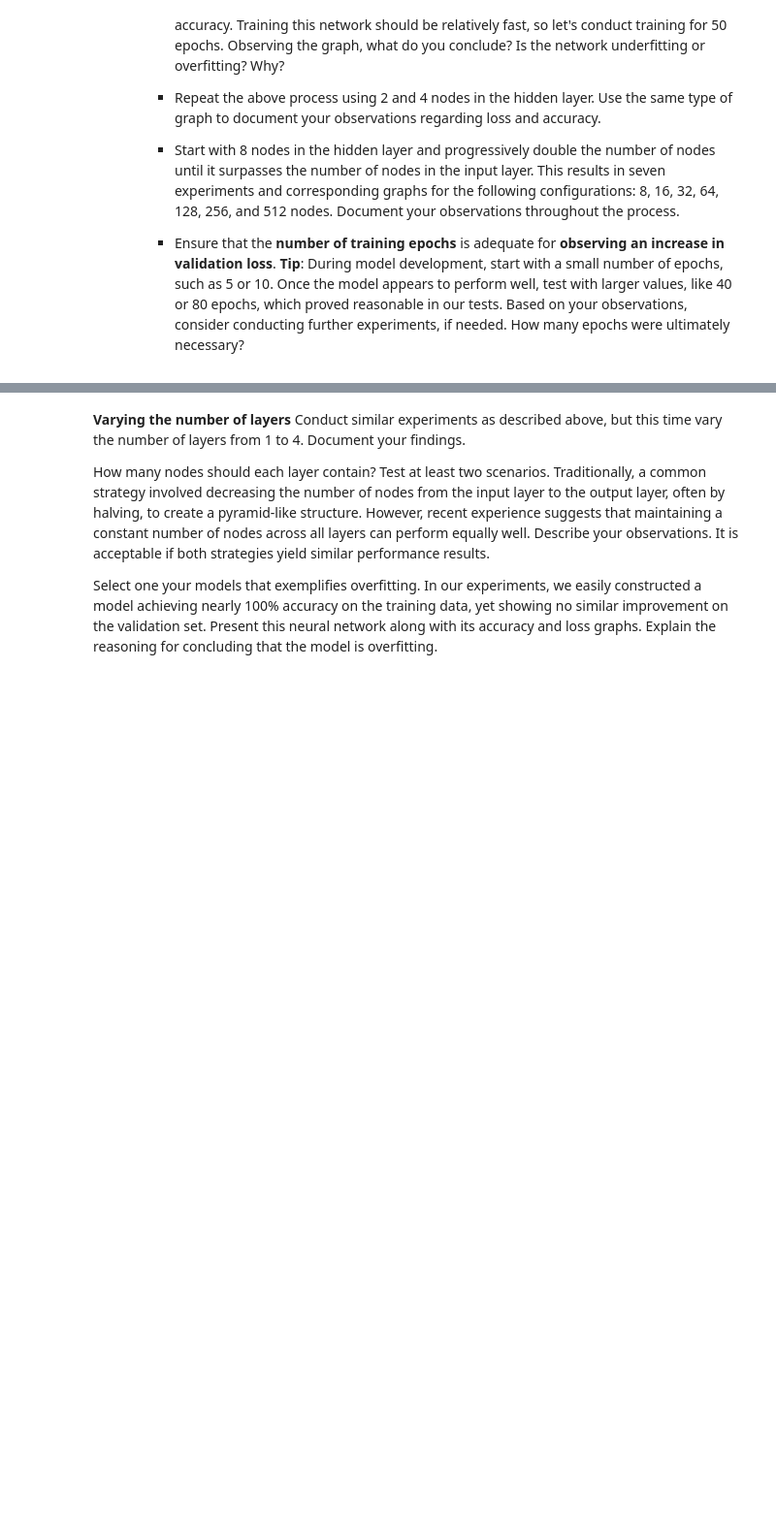
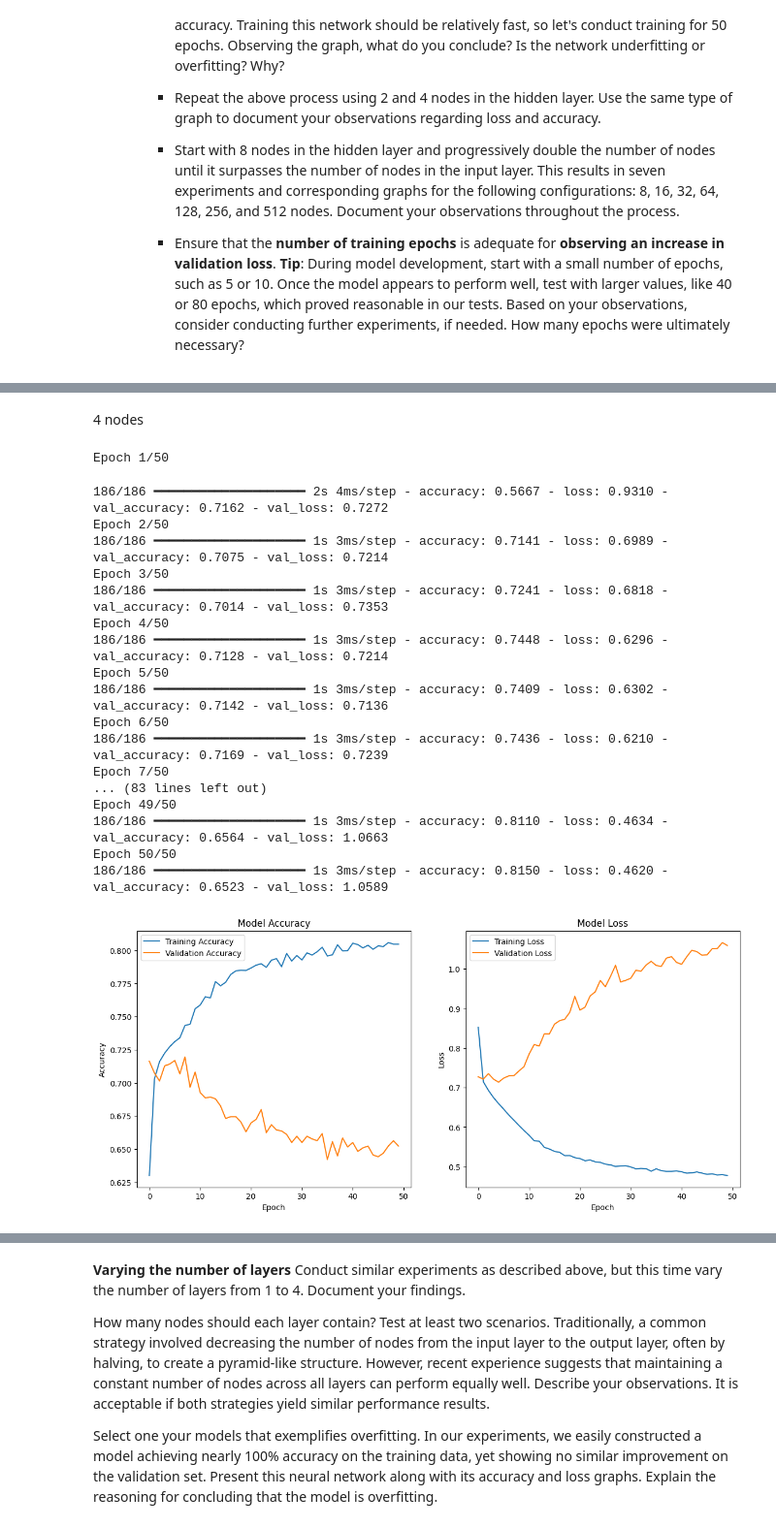
Before and after one commit to rennylee/Neural-Networks, a Jupyter notebook: csi4106-f24-a3-300240688-300228879.ipynb, the cells around one changed output, grey strips where cells are left out. Shown at 97% size. Cells and saved outputs as stored; diff of their text form; code cells hidden in the pictures; blank space fills up the shorter version.

```diff
--- a/csi4106-f24-a3-300240688-300228879.ipynb
+++ b/csi4106-f24-a3-300240688-300228879.ipynb
@@ -221,0 +361,52 @@ Assess the models using metrics such as precision, recall, and F1-score.
+# %% [markdown]
+4 nodes
+# %%
+nn_model_4_node = Sequential([
+    layers.Dense(462, input_dim = 462),
+    layers.Dense(4, activation= 'relu'),
+    layers.Dense(3, activation='softmax')
+])
+
+nn_model_4_node.compile(optimizer='adam',loss='categorical_crossentropy', metrics=['accuracy'])
+
+history = nn_model_4_node.fit(X1_train, y1_train_categorical, epochs=50, batch_size=32, verbose=1, validation_data=(X1_test, y1_test_categorical))
+
+plt.figure(figsize=(14,6))
+plt.subplot(1, 2, 1)
+plt.plot(history.history['accuracy'], label='Training Accuracy')
+plt.plot(history.history['val_accuracy'], label='Validation Accuracy')
+plt.title('Model Accuracy')
+plt.xlabel('Epoch')
+plt.ylabel('Accuracy')
+plt.legend()
+
+# Plot Loss
+plt.subplot(1, 2, 2)
+plt.plot(history.history['loss'], label='Training Loss')
+plt.plot(history.history['val_loss'], label='Validation Loss')
+plt.title('Model Loss')
+plt.xlabel('Epoch')
+plt.ylabel('Loss')
+plt.legend()
+
+plt.show()
+# %% [output]
+Epoch 1/50
+186/186 ━━━━━━━━━━━━━━━━━━━━ 2s 4ms/step - accuracy: 0.5667 - loss: 0.9310 - val_accuracy: 0.7162 - val_loss: 0.7272
+Epoch 2/50
+186/186 ━━━━━━━━━━━━━━━━━━━━ 1s 3ms/step - accuracy: 0.7141 - loss: 0.6989 - val_accuracy: 0.7075 - val_loss: 0.7214
+Epoch 3/50
+186/186 ━━━━━━━━━━━━━━━━━━━━ 1s 3ms/step - accuracy: 0.7241 - loss: 0.6818 - val_accuracy: 0.7014 - val_loss: 0.7353
+Epoch 4/50
+186/186 ━━━━━━━━━━━━━━━━━━━━ 1s 3ms/step - accuracy: 0.7448 - loss: 0.6296 - val_accuracy: 0.7128 - val_loss: 0.7214
+Epoch 5/50
+186/186 ━━━━━━━━━━━━━━━━━━━━ 1s 3ms/step - accuracy: 0.7409 - loss: 0.6302 - val_accuracy: 0.7142 - val_loss: 0.7136
+Epoch 6/50
+186/186 ━━━━━━━━━━━━━━━━━━━━ 1s 3ms/step - accuracy: 0.7436 - loss: 0.6210 - val_accuracy: 0.7169 - val_loss: 0.7239
+Epoch 7/50
+... (83 lines left out)
+Epoch 49/50
+186/186 ━━━━━━━━━━━━━━━━━━━━ 1s 3ms/step - accuracy: 0.8110 - loss: 0.4634 - val_accuracy: 0.6564 - val_loss: 1.0663
+Epoch 50/50
+186/186 ━━━━━━━━━━━━━━━━━━━━ 1s 3ms/step - accuracy: 0.8150 - loss: 0.4620 - val_accuracy: 0.6523 - val_loss: 1.0589
+[figure, added]
```
Also changed, not shown: parts of 12 cells of this notebook.
